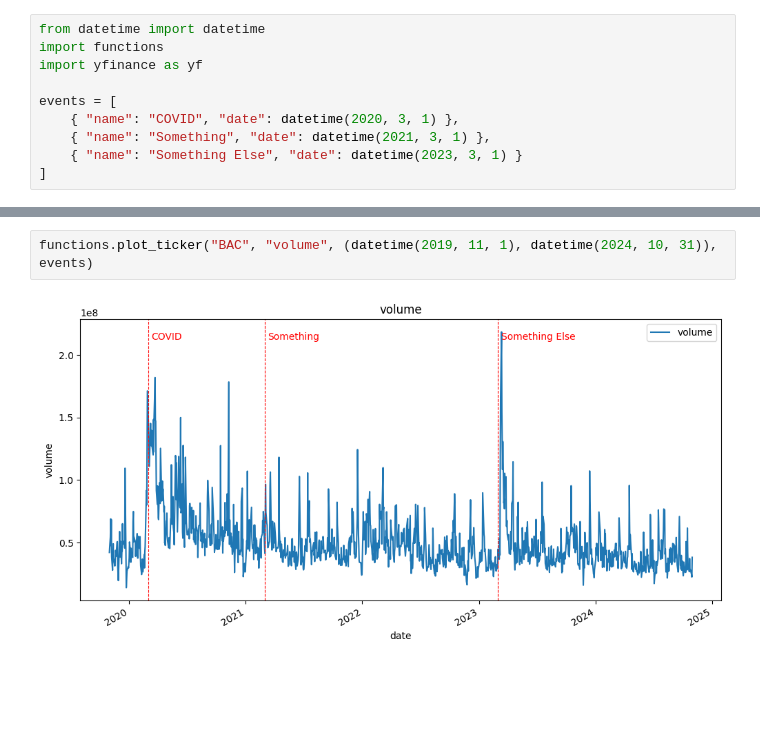
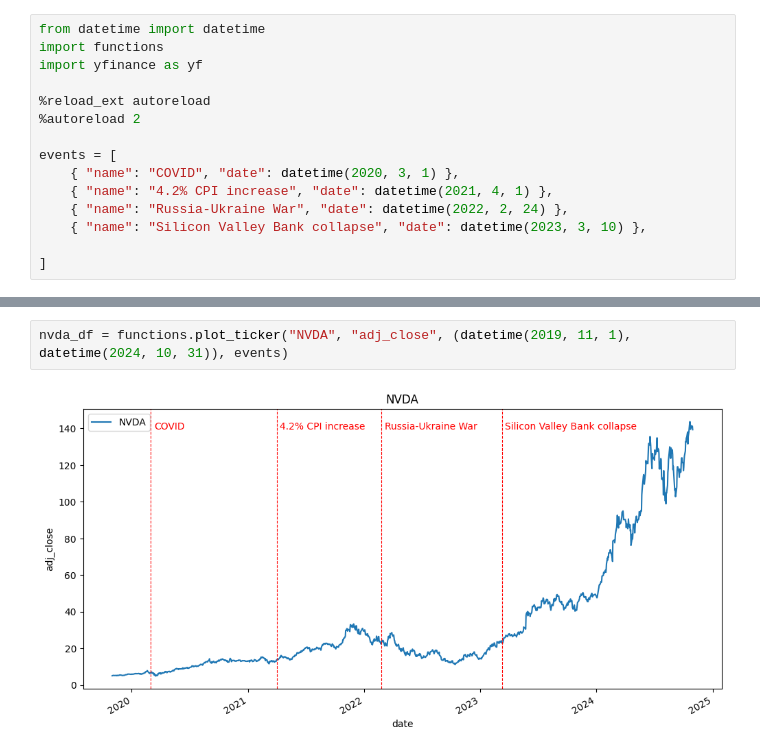
Before and after one commit to markmorcos/first_project, a Jupyter notebook: notebooks/plotting_with_events.ipynb, the cells around one changed output, grey strips where cells are left out. Saved outputs shown, nothing was run; the diff lists cells and outputs as text; blank space fills up the shorter version.

Commit message:
feat: add main events and plot some companies

```diff
--- a/notebooks/plotting_with_events.ipynb
+++ b/notebooks/plotting_with_events.ipynb
@@ -3,9 +3,14 @@ from datetime import datetime
 import functions
 import yfinance as yf
 
+%reload_ext autoreload
+%autoreload 2
+
 events = [
     { "name": "COVID", "date": datetime(2020, 3, 1) },
-    { "name": "Something", "date": datetime(2021, 3, 1) },
-    { "name": "Something Else", "date": datetime(2023, 3, 1) }
+    { "name": "4.2% CPI increase", "date": datetime(2021, 4, 1) },
+    { "name": "Russia-Ukraine War", "date": datetime(2022, 2, 24) },
+    { "name": "Silicon Valley Bank collapse", "date": datetime(2023, 3, 10) },
+
 ]
 # %%
@@ -15,4 +25,4 @@ functions.plot_ticker("JPM", "adj_close", (datetime(2019, 11, 1), datetime(2024,
 # %%
-functions.plot_ticker("BAC", "volume", (datetime(2019, 11, 1), datetime(2024, 10, 31)), events)
+nvda_df = functions.plot_ticker("NVDA", "adj_close", (datetime(2019, 11, 1), datetime(2024, 10, 31)), events)
 # %% [output]
-[figure, old version]
+[figure, new version]
```
Also changed, not shown: parts of 2 cells of this notebook.
